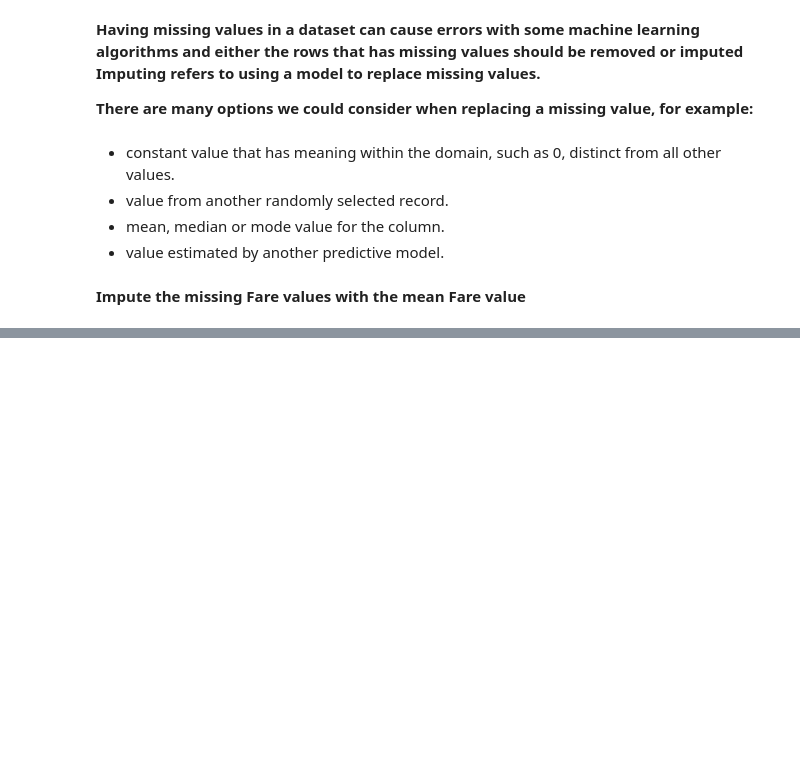
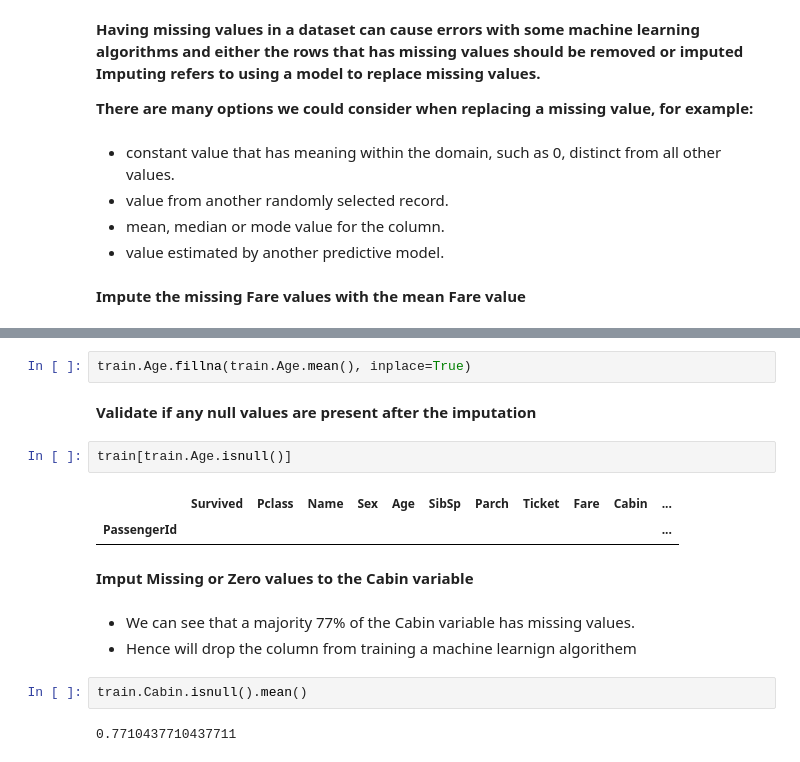
Before and after one commit to Amruthhs/Titanic-Dataset-EDA, a Jupyter notebook: analysis.ipynb, the cells around one changed output, grey strips where cells are left out. Saved outputs shown, nothing was run; the diff lists cells and outputs as text; blank space fills up the shorter version.

```diff
--- a/analysis.ipynb
+++ b/analysis.ipynb
@@ -339,0 +359,18 @@ Imputing refers to using a model to replace missing values.**
+# %%
+train.Age.fillna(train.Age.mean(), inplace=True)
+# %% [markdown]
+**Validate if any null values are present after the imputation**
+# %%
+train[train.Age.isnull()]
+# %% [output]
+|  | Survived | Pclass | Name | Sex | Age | SibSp | Parch | Ticket | Fare | Cabin | ... |
+| PassengerId |  |  |  |  |  |  |  |  |  |  | ... |
+# %% [markdown]
+**Imput Missing or Zero values to the Cabin variable**
+# %% [markdown]
+* We can see that a majority 77% of the Cabin variable has missing values.
+* Hence will drop the column from training a machine learnign algorithem
+# %%
+train.Cabin.isnull().mean()
+# %% [output]
+0.7710437710437711
```
Also changed, not shown: parts of 35 cells of this notebook, 1 other file.
